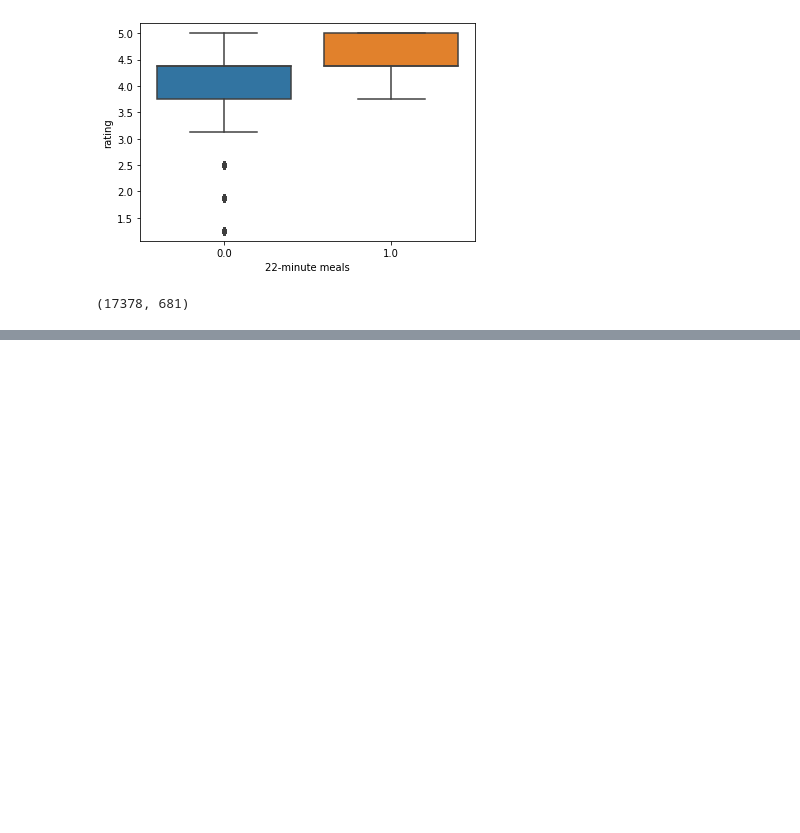
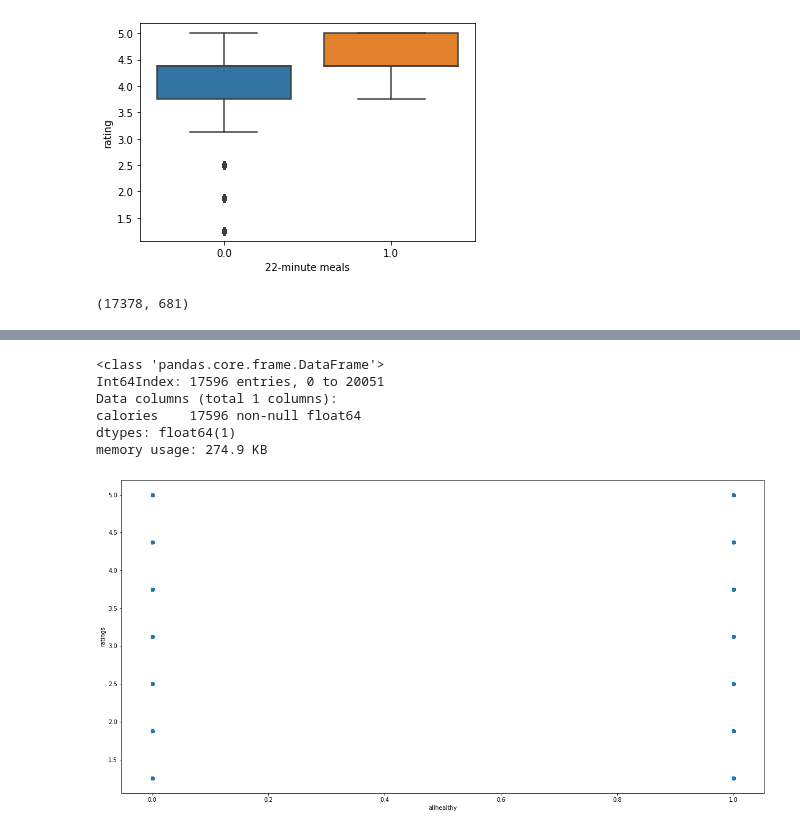
Before and after one commit to ivesulca/Recipe_Rating_Prediction, a Jupyter notebook: finalproj_bw_dataclean.ipynb, the cells around one changed output, grey strips where cells are left out. Cells and saved outputs as stored; diff of their text form; code cells hidden in the pictures; blank space fills up the shorter version.

```diff
--- a/finalproj_bw_dataclean.ipynb
+++ b/finalproj_bw_dataclean.ipynb
@@ -300,0 +445,24 @@ X.shape
+# %%
+# checking type of rating
+data_pd["calories"].dtype
+data_pd[["calories"]].info()
+# %% [output]
+<class 'pandas.core.frame.DataFrame'>
+Int64Index: 17596 entries, 0 to 20051
+Data columns (total 1 columns):
+calories    17596 non-null float64
+dtypes: float64(1)
+memory usage: 274.9 KB
+# %%
+# plotting ratings against allhealthy variable
+
+x = data_pd["allhealthy"]
+plt.figure(figsize=(20,10))
+#plt.xticks(np.arange(0, 20051, 5))
+plt.scatter(x, y)
+plt.xlabel('allhealthy')
+plt.ylabel('ratings')
+#fig.tight_layout()
+plt.show()
+# %% [output]
+[figure, added]
```
Also changed, not shown: parts of 14 cells of this notebook.
